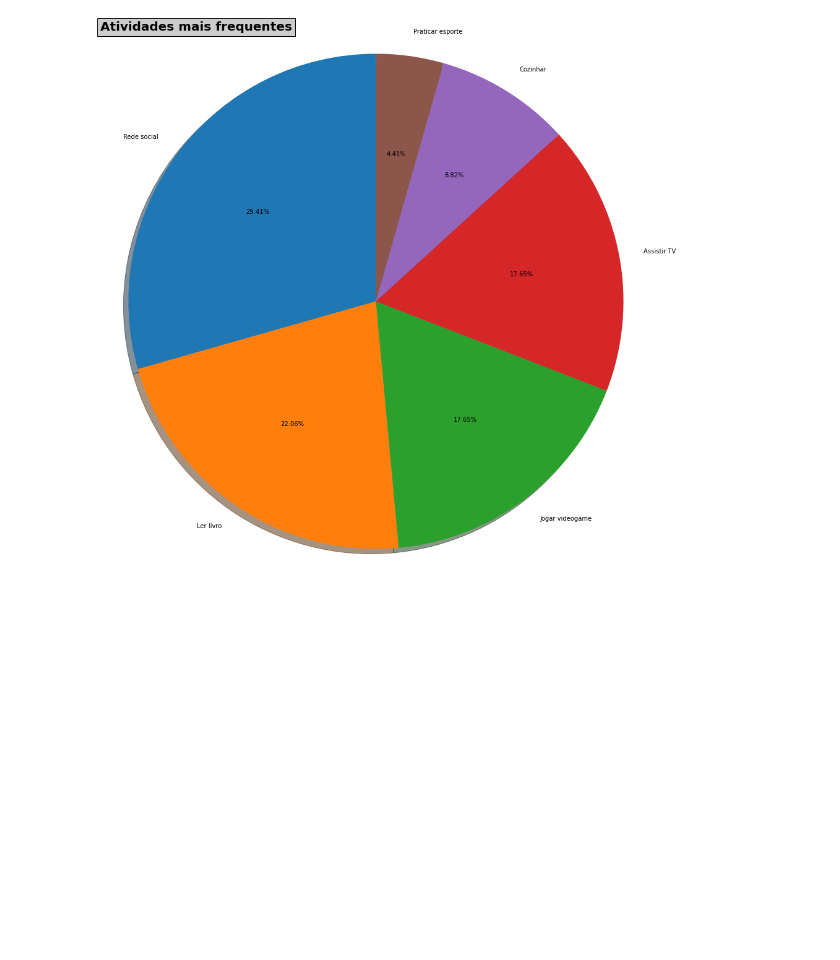
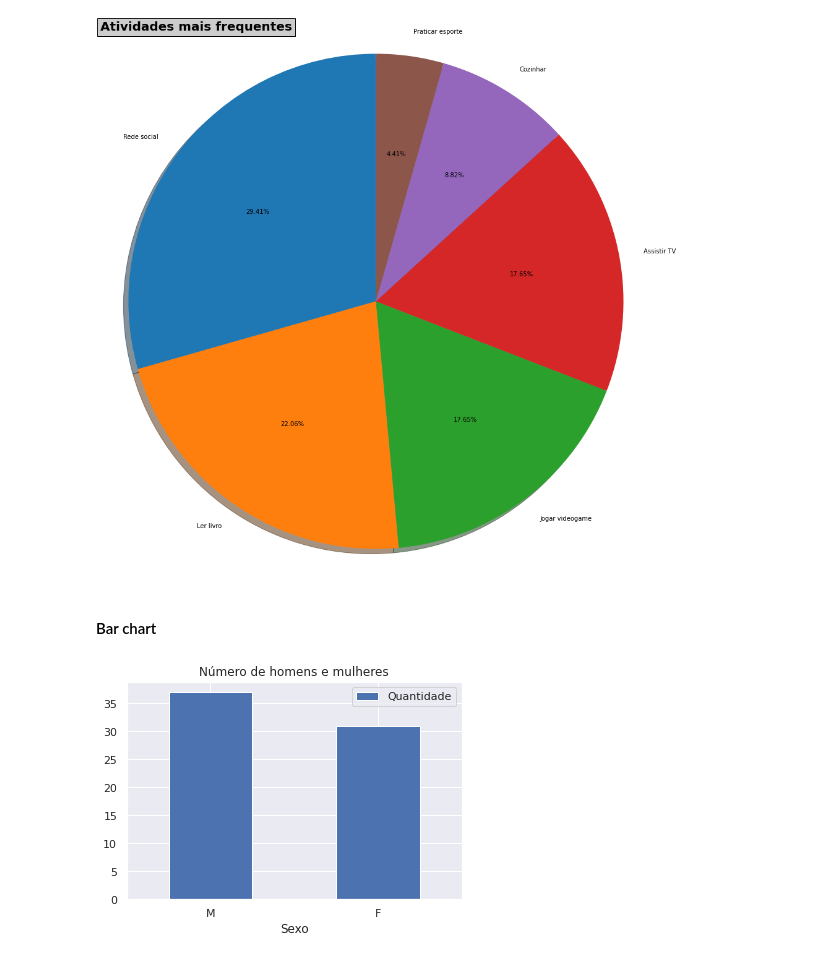
Before and after one commit to brenoslivio/Statistics-Python, a Jupyter notebook: 1-DescriptiveAnalysis/1_DescriptiveAnalysis.ipynb, the cells around one changed output. Saved outputs shown, nothing was run; the diff lists cells and outputs as text; code cells hidden in the pictures; blank space fills up the shorter version.

```diff
--- a/1-DescriptiveAnalysis/1_DescriptiveAnalysis.ipynb
+++ b/1-DescriptiveAnalysis/1_DescriptiveAnalysis.ipynb
@@ -334,3 +334,17 @@ plt.axis('equal')
 plt.show()
 # %% [output]
 [figure]
+# %% [markdown]
+#### Bar chart
+# %%
+sex = dfPoll['sex'].value_counts().to_frame()
+
+sex.reset_index(level=0, inplace=True)
+sex.columns = ['Sexo', 'Quantidade']
+
+# Draw a vertical bar chart
+sex.plot.bar(x = 'Sexo', y = 'Quantidade', rot = 0, title = "Número de homens e mulheres");
+
+plt.show(block=True);
+# %% [output]
+[figure, added]
```
Also changed, not shown: parts of 11 cells of this notebook.
